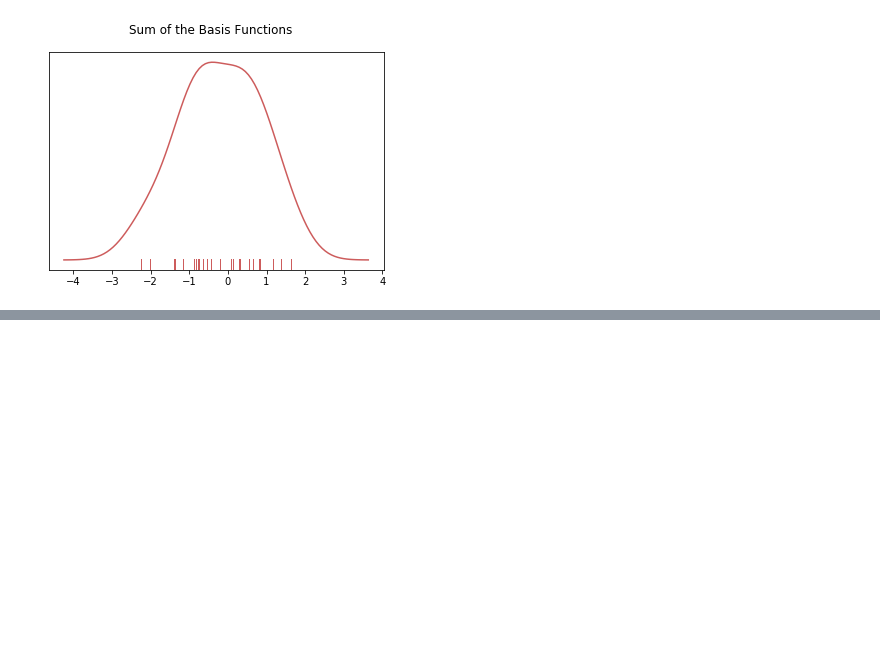
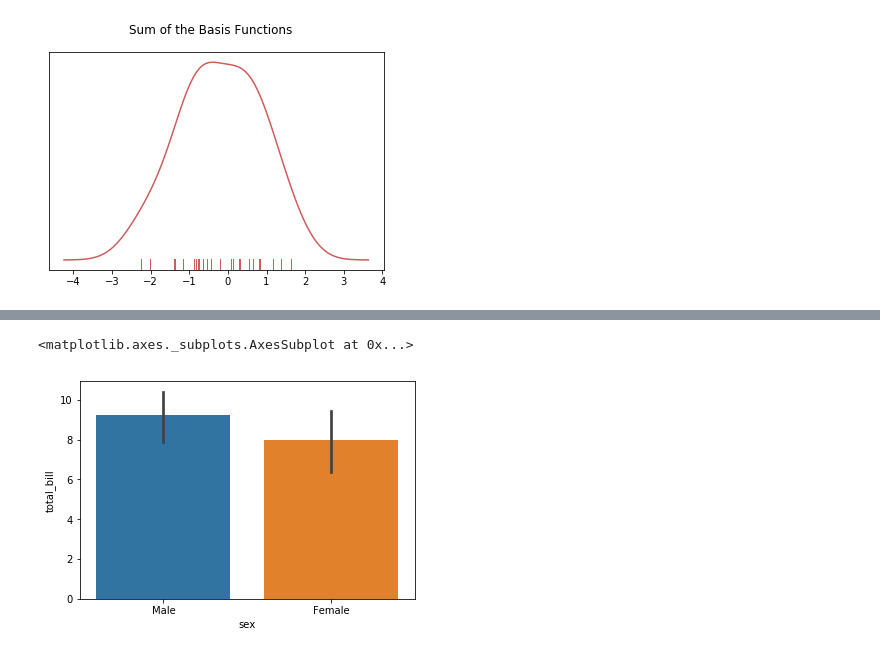
Before and after one commit to Jaimetorres003/Data-Visualization, a Jupyter notebook: Seaborn Statistical Plotting Library.ipynb, the cells around one changed output, grey strips where cells are left out. Saved outputs shown, nothing was run; the diff lists cells and outputs as text; code cells hidden in the pictures; blank space fills up the shorter version.

```diff
--- a/Seaborn Statistical Plotting Library.ipynb
+++ b/Seaborn Statistical Plotting Library.ipynb
@@ -113,0 +122,8 @@ Text(0.5,0.98,'Sum of the Basis Functions')
+# %%
+#let's change estimator object to affect aggregation of our plot. Let's focus on standard deviation by calling it from a numpy package
+import numpy as np
+sns.barplot(x='sex',y='total_bill',data=tips,estimator=np.std)
+#we get a visualization of some groupy by measure
+# %% [output]
+<matplotlib.axes._subplots.AxesSubplot at 0x...>
+[figure, added]
```
Also changed, not shown: parts of 16 cells of this notebook.
